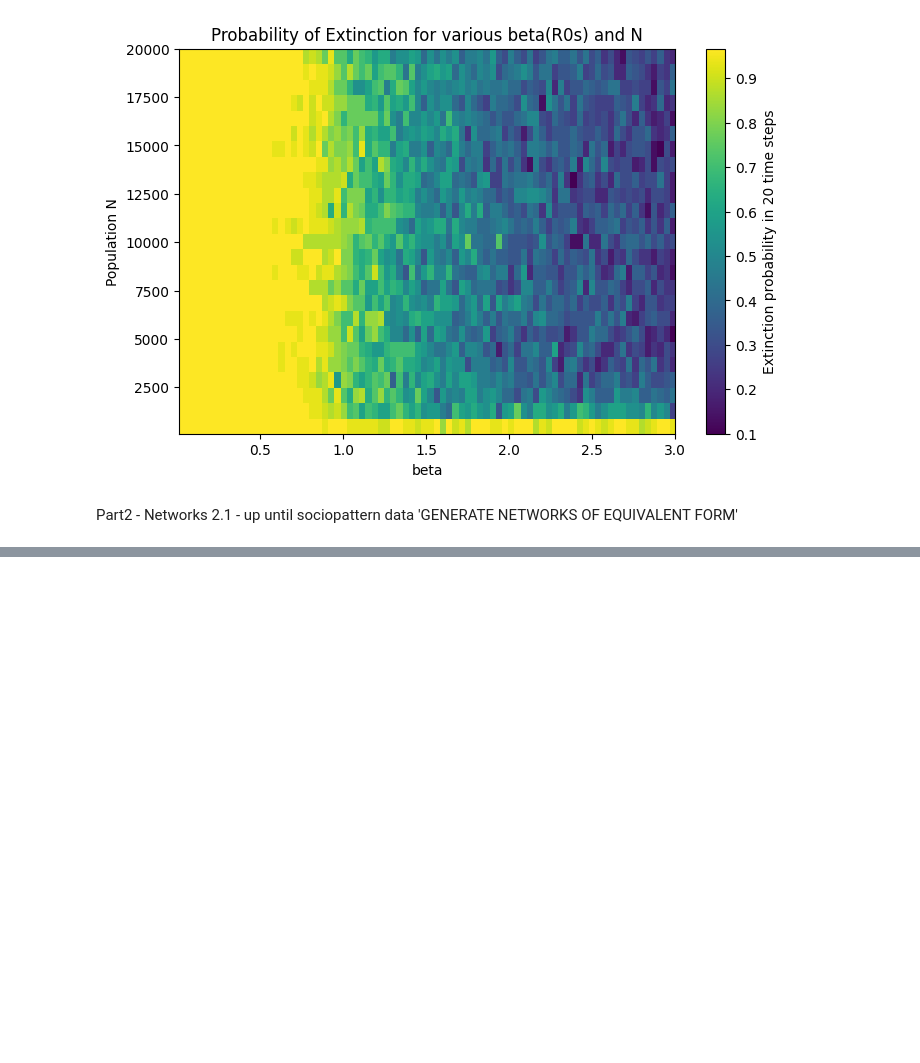
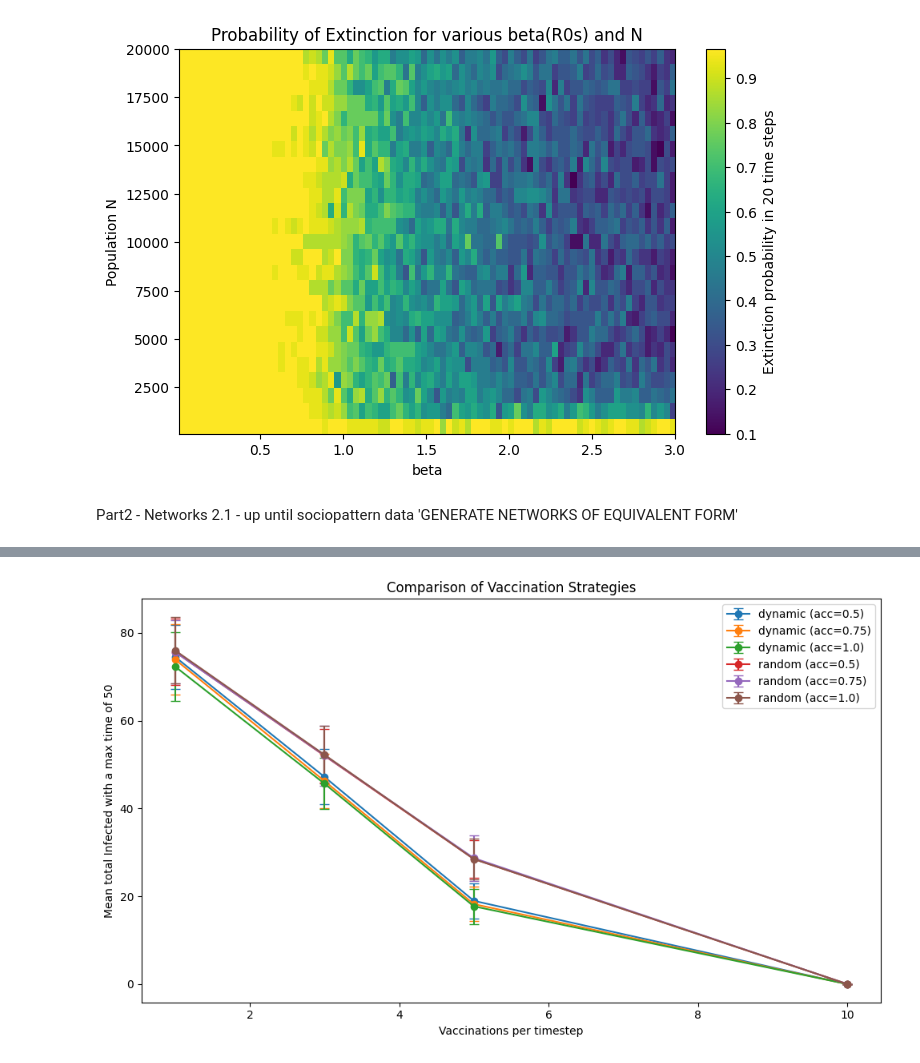
Before and after one commit to prewsei/ICLS_A2, a Jupyter notebook: Assignment2.ipynb, the cells around one changed output, grey strips where cells are left out. Cells and saved outputs as stored; diff of their text form; code cells hidden in the pictures; blank space fills up the shorter version.

Commit message:
vaccination work

```diff
--- a/Assignment2.ipynb
+++ b/Assignment2.ipynb
@@ -904,0 +1096,71 @@ G = nx.from_numpy_array(A)
+# %%
+def run_experiments(G, repetitions=100):
+    results = []
+    vaccination_budgets = [1, 3, 5, 10]
+    test_accuracies = [0.5, 0.75, 1.0]
+    strategies = ["dynamic", "random"]
+
+    for strategy in strategies:
+        for vacc_budget in vaccination_budgets:
+            for accuracy in test_accuracies:
+                for rep in range(repetitions):
+                    sim = run_simulation(
+                        G,
+                        beta=0.15,
+                        gamma=0.03,
+                        vacc_budget=vacc_budget,
+                        test_budget=10,
+                        test_accuracy=accuracy,
+                        strategy=strategy,
+                        max_steps=50,
+                    )
+                    results.append({
+                        "strategy": strategy,
+                        "vacc_budget": vacc_budget,
+                        "test_accuracy": accuracy,
+                        "rep": rep,
+                        "final_infected": sim["final_infected"],
+                        "final_susceptible": sim["final_susceptible"],
+                        "final_removed": sim["final_removed"],
+                        "steps": sim["steps"]
+                    })
+    return pd.DataFrame(results)
+
+
+def summarize_results(df):
+    summary = (
+        df.groupby(["strategy", "vacc_budget", "test_accuracy"])
+        .agg(mean_infected=("final_infected", "mean"),
+             std_infected=("final_infected", "std"),
+             mean_steps=("steps", "mean"))
+        .reset_index()
+    )
+    return summary
+
+
+def plot_results(summary):
+    fig, ax = plt.subplots(figsize=(10, 6))
+    for strategy in summary["strategy"].unique():
+        subset = summary[summary["strategy"] == strategy]
+        for acc in [0.5, 0.75, 1.0]:
+            acc_subset = subset[subset["test_accuracy"] == acc]
+            ax.errorbar(acc_subset["vacc_budget"], acc_subset["mean_infected"],
+                        yerr=acc_subset["std_infected"],
+                        label=f"{strategy} (acc={acc})",
+                        marker="o", capsize=4)
+    ax.set_xlabel("Vaccinations per timestep")
+    ax.set_ylabel("Mean total Infected with a max time of 50")
+    ax.legend()
+    ax.set_title("Comparison of Vaccination Strategies")
+    plt.tight_layout()
+    plt.savefig("infected.jpg", dpi=300)
+    plt.show()
+
+
+df = run_experiments(G, repetitions=300)
+
+summary = summarize_results(df)
+print(summary)
+
+plot_results(summary)
+# %% [output]
@@ -904,0 +1184 @@ G = nx.from_numpy_array(A)
+[figure, added]
```
Also changed, not shown: parts of 10 cells of this notebook.
